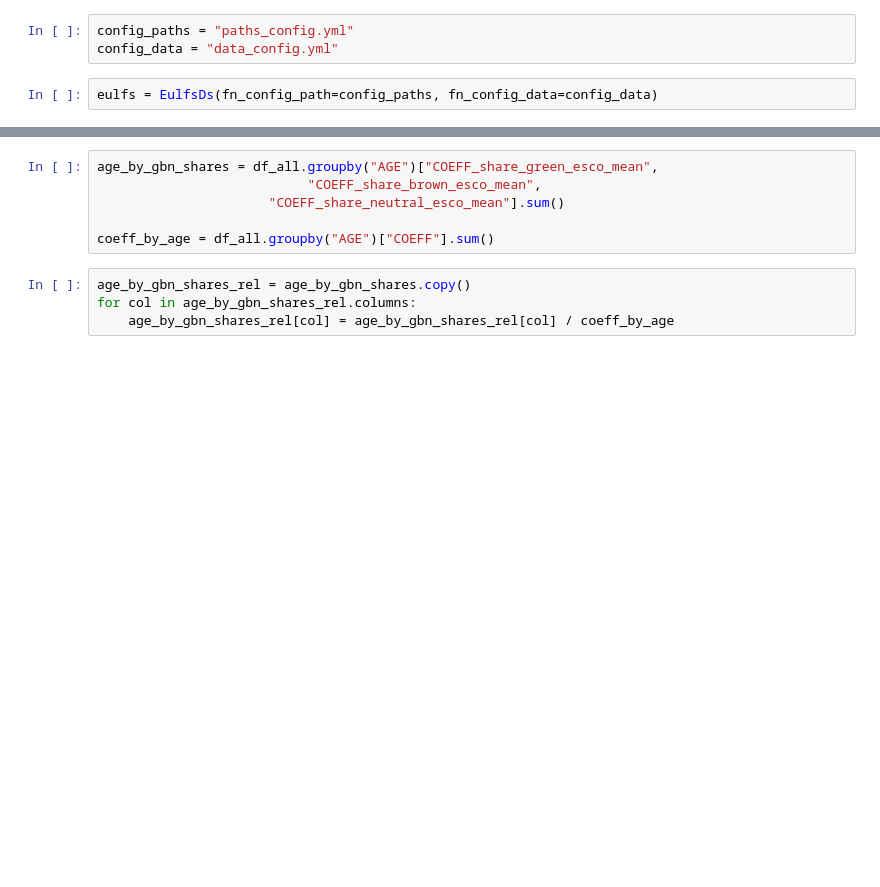
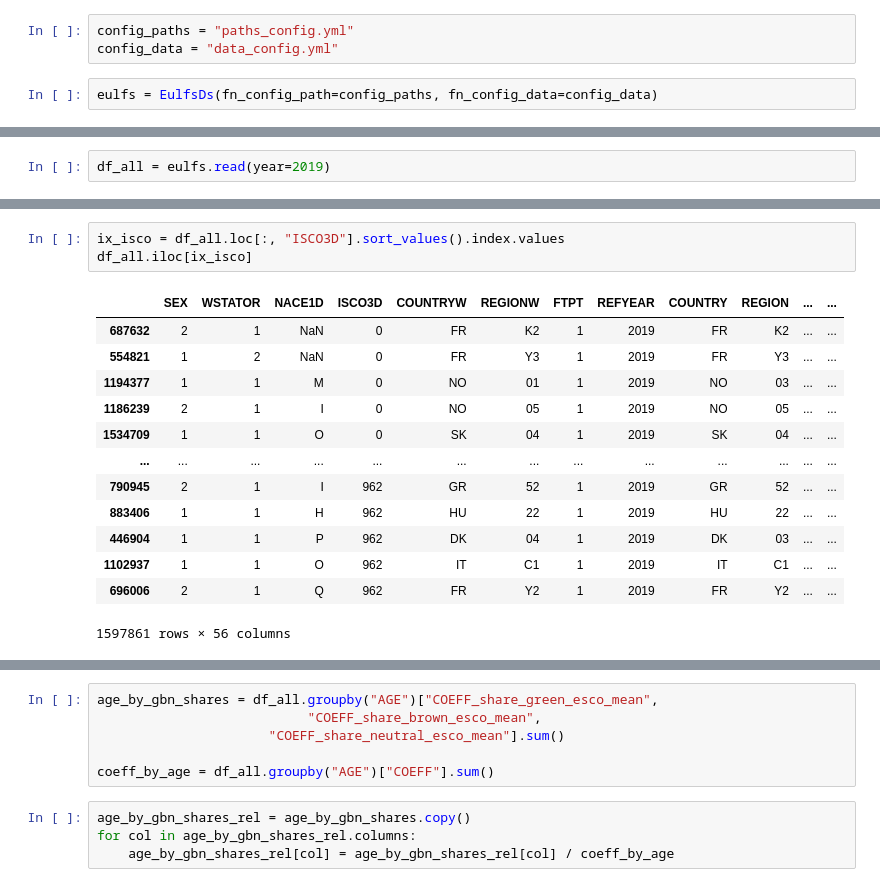
Before and after one commit to derpyninja/re4gt, a Jupyter notebook: notebooks/01-fz-data-exploration-europe.ipynb, the cells around one changed output, grey strips where cells are left out. Saved outputs shown, nothing was run; the diff lists cells and outputs as text; blank space fills up the shorter version.

Commit message:
fixed bugs in eulfs preprocessing pipeline.

```diff
--- a/notebooks/01-fz-data-exploration-europe.ipynb
+++ b/notebooks/01-fz-data-exploration-europe.ipynb
@@ -268,0 +56,2 @@ Shares by age
+# %%
+df_all = eulfs.read(year=2019)
@@ -268,0 +274,17 @@ Shares by age
+# %%
+ix_isco = df_all.loc[:, "ISCO3D"].sort_values().index.values
+df_all.iloc[ix_isco]
+# %% [output]
+|  | SEX | WSTATOR | NACE1D | ISCO3D | COUNTRYW | REGIONW | FTPT | REFYEAR | COUNTRY | REGION | ... | ... |
+| 687632 | 2 | 1 | NaN | 0 | FR | K2 | 1 | 2019 | FR | K2 | ... | ... |
+| 554821 | 1 | 2 | NaN | 0 | FR | Y3 | 1 | 2019 | FR | Y3 | ... | ... |
+| 1194377 | 1 | 1 | M | 0 | NO | 01 | 1 | 2019 | NO | 03 | ... | ... |
+| 1186239 | 2 | 1 | I | 0 | NO | 05 | 1 | 2019 | NO | 05 | ... | ... |
+| 1534709 | 1 | 1 | O | 0 | SK | 04 | 1 | 2019 | SK | 04 | ... | ... |
+| ... | ... | ... | ... | ... | ... | ... | ... | ... | ... | ... | ... | ... |
+| 790945 | 2 | 1 | I | 962 | GR | 52 | 1 | 2019 | GR | 52 | ... | ... |
+| 883406 | 1 | 1 | H | 962 | HU | 22 | 1 | 2019 | HU | 22 | ... | ... |
+| 446904 | 1 | 1 | P | 962 | DK | 04 | 1 | 2019 | DK | 03 | ... | ... |
+| 1102937 | 1 | 1 | O | 962 | IT | C1 | 1 | 2019 | IT | C1 | ... | ... |
+| 696006 | 2 | 1 | Q | 962 | FR | Y2 | 1 | 2019 | FR | Y2 | ... | ... |
+1597861 rows × 56 columns
```
Also changed, not shown: parts of 37 cells of this notebook, 44 other files.
